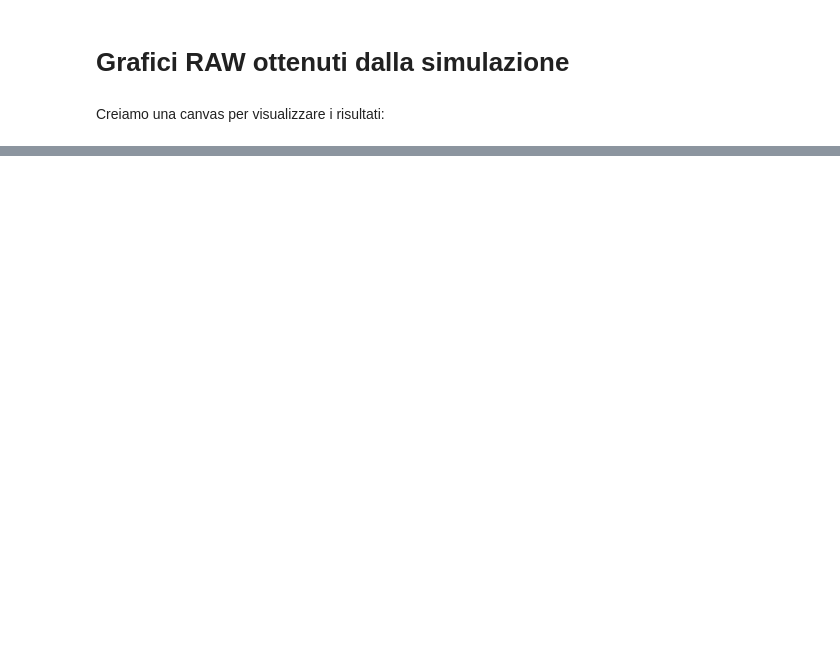
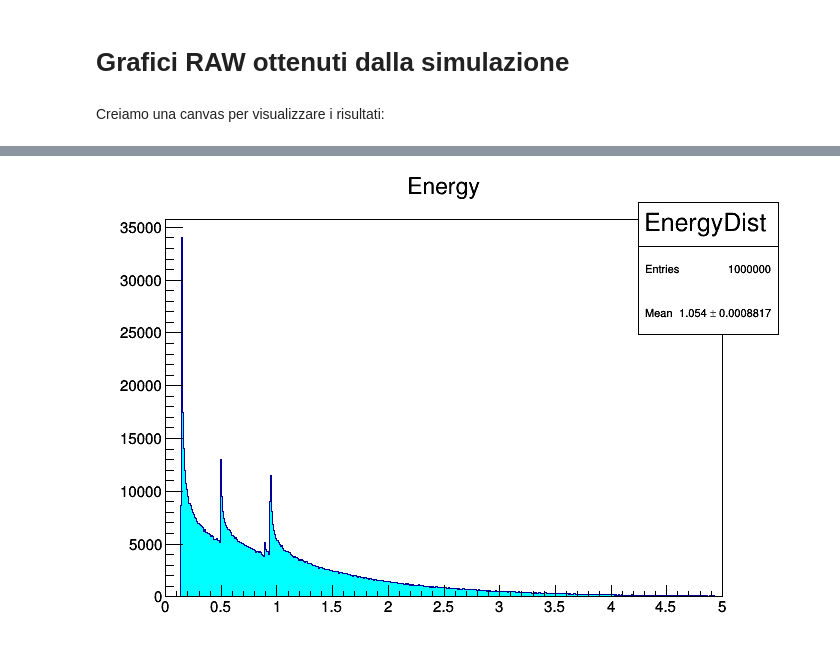
Before and after one commit to P2-718na/kstar-decay-analysis, a Jupyter notebook: notebooks/kstar-decay-graphs.ipynb, the cells around one changed output, grey strips where cells are left out. Drawn from its saved outputs; the diff is of its cells as text; code cells hidden in the pictures; blank space fills up the shorter version.

```diff
--- a/notebooks/kstar-decay-graphs.ipynb
+++ b/notebooks/kstar-decay-graphs.ipynb
@@ -41,3 +42,9 @@ cv->Draw();
+# %%
+EnergyDist->SetFillColor(7);
+EnergyDist->Draw();
+cv->Draw();
+# %% [output]
+[figure, added]
 # %%
 TH1F* InvMassOppCharge    = (TH1F*)histograms->Get("InvMassOppCharge");    // (1)
 TH1F* InvMassSameCharge   = (TH1F*)histograms->Get("InvMassSameCharge");   // (2)
```
Also changed, not shown: parts of 10 cells of this notebook, 3 other files.
